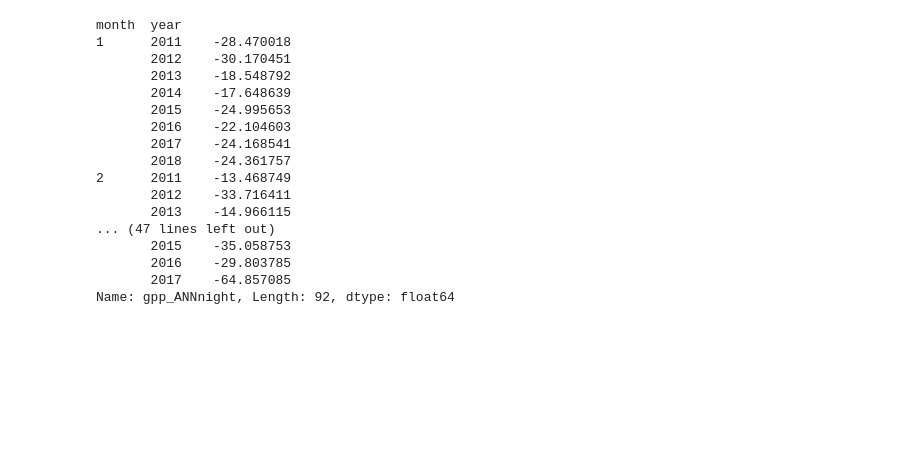
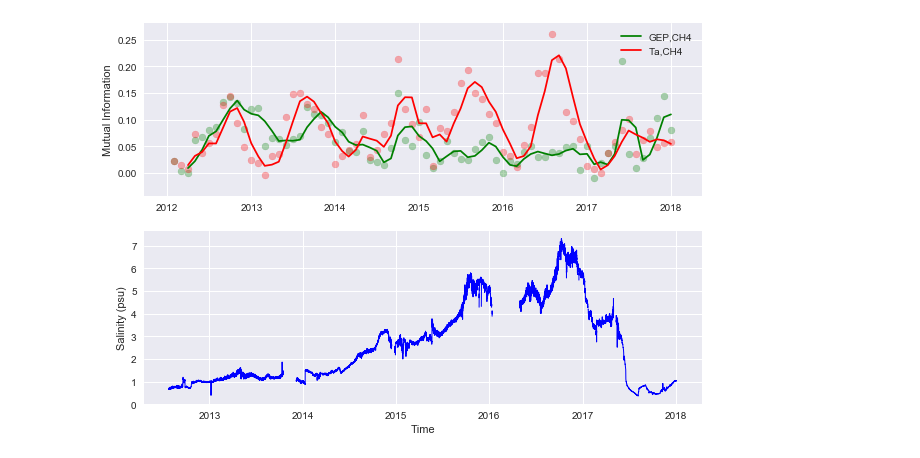
Before and after one commit to samdchamberlain/salinity_py, a Jupyter notebook: main_analysis.ipynb, the cells around one changed output. Drawn from its saved outputs; the diff is of its cells as text; code cells hidden in the pictures; blank space fills up the shorter version.

Commit message:
lots of updates, entropy functions and main_analysis 3/4 figures !

```diff
--- a/main_analysis.ipynb
+++ b/main_analysis.ipynb
@@ -1,10 +1,13 @@
 # %%
+%matplotlib inline
 import pandas as pd
 import numpy as np
 import matplotlib.pyplot as plt
-import seaborn as sns
-from ggplot import *
-from IPython.display import display
+import seaborn as sns; sns.set()
+from entropy import *
 
-%matplotlib inline
-sns.set()
+from sklearn.ensemble import RandomForestRegressor
+from sklearn.model_selection import GridSearchCV, train_test_split
+from sklearn.pipeline import make_pipeline
+from sklearn.preprocessing import Imputer
+from sklearn.metrics import r2_score, mean_squared_error
@@ -69,20 +29,32 @@ display(g, h)
-# %%
-peat6.groupby(['month', 'year'])['gpp_ANNnight'].agg(np.nanmean) * 12 * 3600 * 24 * 30 / 1E6
-# %% [output]
-month  year
-1      2011    -28.470018
-       2012    -30.170451
-       2013    -18.548792
-       2014    -17.648639
-       2015    -24.995653
-       2016    -22.104603
-       2017    -24.168541
-       2018    -24.361757
-2      2011    -13.468749
-       2012    -33.716411
-       2013    -14.966115
-... (47 lines left out)
-       2015    -35.058753
-       2016    -29.803785
-       2017    -64.857085
-Name: gpp_ANNnight, Length: 92, dtype: float64
+# %%
+# Use only fully vegetated period
+salt_sub = salt['2012': '2017']
+
+# Calculate mutual information and shuffled surrogates for salinization wetland
+Ta_MI, Ta_MImc = MI_timeseries(salt_sub['TA.y'], salt_sub['wm'], bins=10, normalize=True,
+                               MC_runs = True, alpha=0.05, runs=10)
+
+GPP_MI, GPP_MImc = MI_timeseries(salt_sub['gpp_ANNnight'], salt_sub['wm'], bins=10, normalize=True,
+                               MC_runs = True, alpha=0.05, runs=10)
+# %%
+# Figure 1: Mutual information across time at salinization wetland
+
+time_s = pd.date_range('2012', '2018', freq = 'M') # time array
+
+#corrected MI (> 0 is sig. at P < 0.05)
+GPP_MIc = GPP_MI - GPP_MImc
+Ta_MIc = Ta_MI - Ta_MImc
+
+fig, ax = plt.subplots(2, 1, figsize=(10, 7))
+
+ax[0].scatter(time_s, GPP_MIc, color='green', alpha=0.3)
+ax[0].scatter(time_s, Ta_MIc, color='red', alpha=0.3)
+ax[0].plot(time_s, pd.Series(GPP_MIc).rolling(3).mean(), color='green', label = 'GEP,CH4')
+ax[0].plot(time_s, pd.Series(Ta_MIc).rolling(3).mean(), color='red', label = 'Ta,CH4')
+ax[0].set_ylabel('Mutual Information')
+ax[0].legend()
+ax[1].plot(salt_sub['sal'], color='blue', linewidth=1)
+ax[1].set_ylabel('Salinity (psu)')
+ax[1].set_xlabel('Time');
+# %% [output]
+[figure, added]
```
Also changed, not shown: parts of 13 cells of this notebook, 4 other files.
